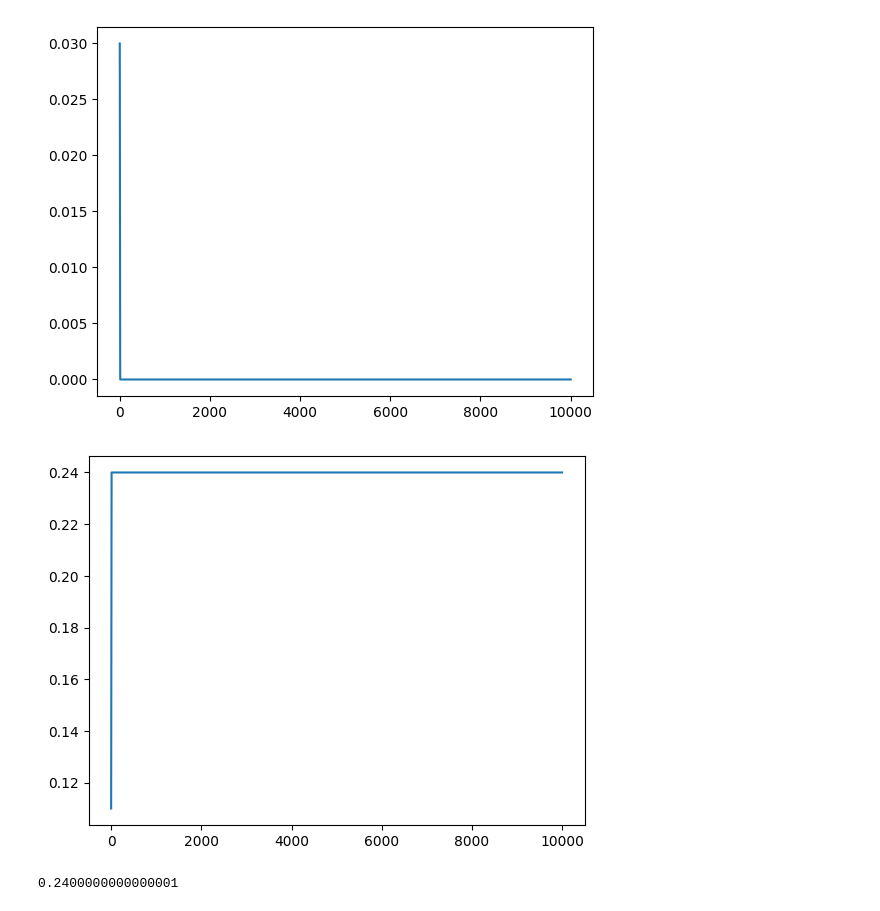
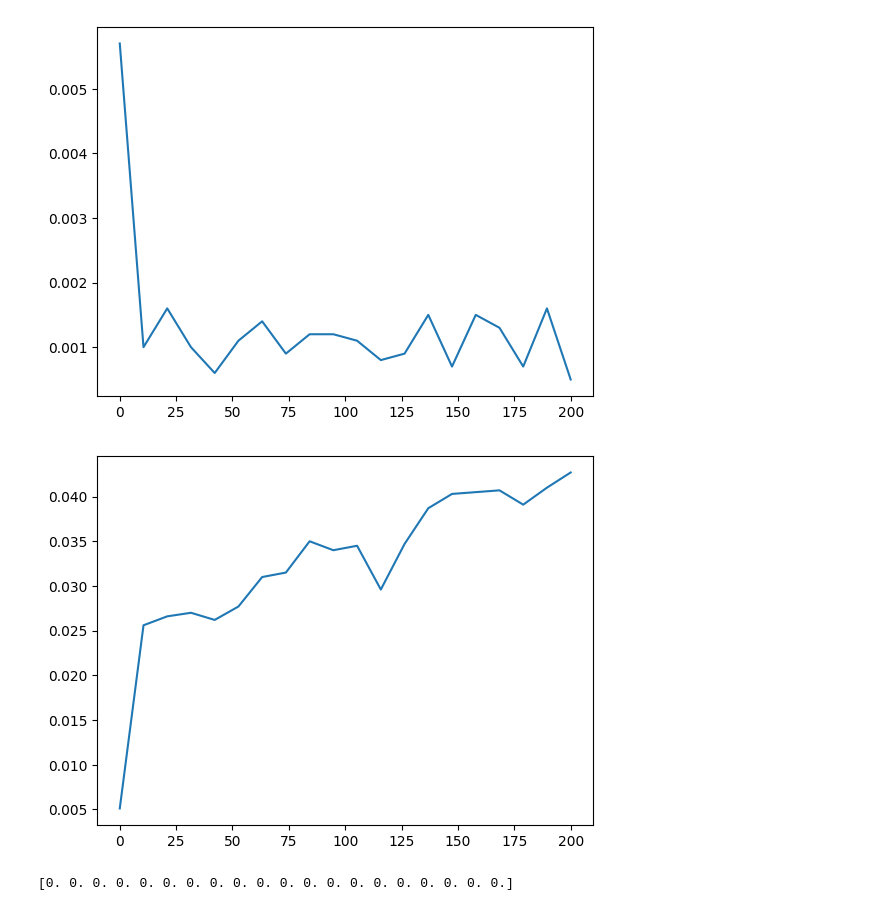
Before and after one commit to joshkarten/LabResearch, a Jupyter notebook: TestMonteCarloMethods.ipynb, the cells around one changed output. Cells and saved outputs as stored; diff of their text form; code cells hidden in the pictures.

```diff
--- a/TestMonteCarloMethods.ipynb
+++ b/TestMonteCarloMethods.ipynb
@@ -8,17 +8,18 @@ import matplotlib.pyplot as plt
 # %%
 
 length = 100
-#random.seed(10)
-times = 1
+random.seed(10)
+times = 10
 low_prob = 00
 high_prob = 100 + 1
-Beta =1000
-K = -1
+Beta =0.9
+K = 1
 num_chains = 2
 spacing = 10
 num_points = int(np.ceil((high_prob-low_prob)/spacing))
 time_interval = 10
-simulation_time = length**2
+simulation_time = length*2
+display = np.zeros((length, 2), dtype=int)
 # %%
 if (simulation_time) % 10 == 0:
 #record = np.zeros([high_prob-low_prob, 1], dtype=float)
@@ -26,10 +27,10 @@ if (simulation_time) % 10 == 0:
 
     #record1 = np.zeros([num_points, time_size], dtype=float) #[probability, time]
     #record2 = np.zeros([num_points, time_size], dtype=float)
-    recordferro = np.zeros([num_points,time_size], dtype=float) # set up for ferromagnetic order parameter
+    recordferro = np.zeros([times, num_points,time_size], dtype=float) # set up for ferromagnetic order parameter
     #record3 = np.zeros([high_prob-low_prob, 1], dtype=float)
     #recordlong = np.zeros((num_points, length, time_size), dtype=float) #[probability, position, time]
-    staggeredMagnetization = np.zeros((num_points,time_size), dtype=float)
+    staggeredMagnetization = np.zeros((times, num_points,time_size), dtype=float)
     #totalparam = np.zeros((num_points,time_size))
     #totrecordlong = np.zeros((num_points, time_size))
 
@@ -38,10 +39,10 @@ else:
 
     #record1 = np.zeros([num_points, time_size], dtype=float) #[probability, time]
     #record2 = np.zeros([num_points, time_size], dtype=float)
-    recordferro = np.zeros([num_points,time_size], dtype=float) # set up for ferromagnetic order parameter
+    recordferro = np.zeros([times, num_points,time_size], dtype=float) # set up for ferromagnetic order parameter
     #record3 = np.zeros([high_prob-low_prob, 1], dtype=float)
     #recordlong = np.zeros((num_points, length, time_size), dtype=float)
-    staggeredMagnetization = np.zeros((num_points,time_size), dtype=float)
+    staggeredMagnetization = np.zeros((times, num_points,time_size), dtype=float)
     #totalparam = np.zeros((num_points,time_size))
     #totrecordlong = np.zeros((num_points, time_size))
 # %%
@@ -51,10 +52,10 @@ for repeat in range(times):
     print(bin(rep1),bin(rep2))
     lattice = [format(rep1, '0'+str(length)+'b'), format(rep2, '0'+str(length)+'b')]
                        #format(rep3, '0'+str(length)+'b')]
-    recordferro[0, 0] += ((lattice[0].count('1')+lattice[1].count('1')-lattice[0].count('0')-lattice[1].count('0'))/(2*length))/times
+    recordferro[repeat, 0, 0] += ((lattice[0].count('1')+lattice[1].count('1')-lattice[0].count('0')-lattice[1].count('0'))/(2*length))/times
     for y in range(length):
         for x in range(num_chains):
-            staggeredMagnetization[0, 0] += ((-1)**(x+y+~int(lattice[x][y]))/(2*length))/times
+            staggeredMagnetization[repeat, 0, 0] += ((-1)**(x+y+~int(lattice[x][y]))/(2*length))/times
 
     for i in range((simulation_time)):
         for y_pos in range(0, length): # this section takes about 10^-6 s at length = 100, accounts for most of the run time
@@ -69,12 +70,19 @@ for repeat in range(times):
                 else:
                     lattice[x_pos] = old
         if (i%time_interval)==0 and i !=0:
-            recordferro[0, i//time_interval] += ((lattice[0].count('1')+lattice[1].count('1')-lattice[0].count('0')-lattice[1].count('0'))/(2*length))/times
+            recordferro[repeat, 0, i//time_interval] += ((lattice[0].count('1')+lattice[1].count('1')-lattice[0].count('0')-lattice[1].count('0'))/(2*length))/times
 
             for y in range(length):
                 for x in range(num_chains):
-                    staggeredMagnetization[0, i//time_interval] += ((-1)**(x+y+~int(lattice[x][y]))/(2*length))/times
+                    staggeredMagnetization[repeat, 0, i//time_interval] += ((-1)**(x+y+~int(lattice[x][y]))/(2*length))/times
             staggeredMagnetization= np.abs(staggeredMagnetization)
             recordferro= np.abs(recordferro)
+ #       if i%length==0:
+ #           for i in range(length):
+  #              display[i,0] = int(lattice[0][i])
+  #              display[i,1] = int(lattice[1][i])
+  #          fig, ax = plt.subplots()
+  #          plt.imshow(display, cmap='hot', interpolation='nearest')
+   #         plt.show()
     print(lattice[0],lattice[1])
 # %% [output]
@@ -83,13 +109,13 @@ for repeat in range(times):
 # %%
 fig, ax = plt.subplots()
-ax.plot( np.linspace(0,simulation_time,time_size), np.abs(recordferro[0,:]), label= "Magnetization")
+ax.plot( np.linspace(0,simulation_time,time_size), np.average(recordferro, axis=0)[0,:], label= "Magnetization")
 plt.show()
 fig, ax = plt.subplots()
-ax.plot( np.linspace(0,simulation_time,time_size), staggeredMagnetization[0,:],  label= "Staggered Magnetization")
+ax.plot( np.linspace(0,simulation_time,time_size), np.average(staggeredMagnetization, axis=0)[0,:],  label= "Staggered Magnetization")
 plt.show()
 #plt.imshow(lattice, cmap='hot',interpolation='nearest')
 print(staggeredMagnetization[0,-1])
 # %% [output]
-[figure, old version]
+[figure, new version]
-[figure, old version]
+[figure, new version]
-0.2400000000000001
+[0. 0. 0. 0. 0. 0. 0. 0. 0. 0. 0. 0. 0. 0. 0. 0. 0. 0. 0. 0.]
```
Also changed, not shown: parts of 1 cell of this notebook, 4 other files.
